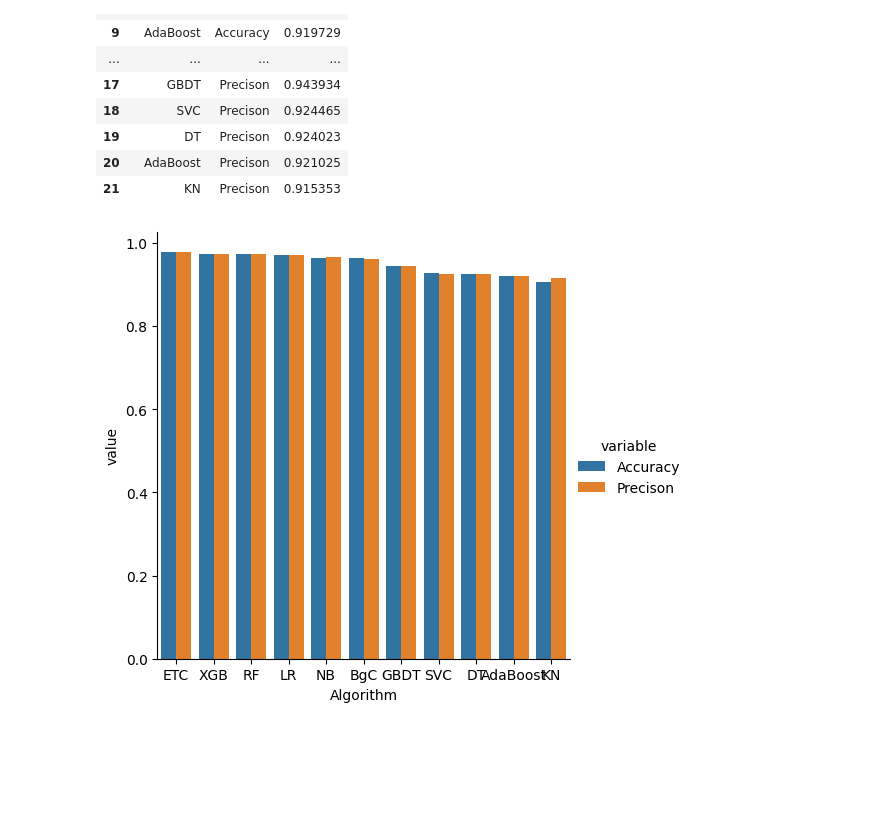
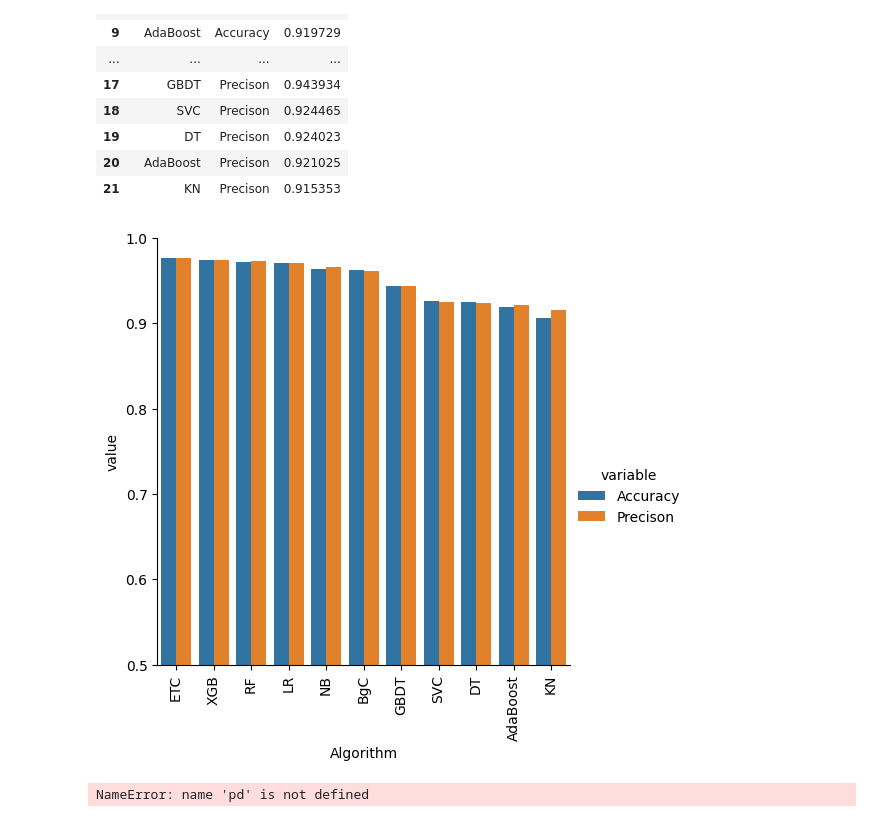
Before and after one commit to Ashish570raj/SMS-or-Email-Spam-Classifier, a Jupyter notebook: classifirer.ipynb, the cells around one changed output. Drawn from its saved outputs; the diff is of its cells as text; code cells hidden in the pictures; blank space fills up the shorter version.

```diff
--- a/classifirer.ipynb
+++ b/classifirer.ipynb
@@ -810,9 +810,11 @@ performance_df22
 | 20 | AdaBoost | Precison | 0.921025 |
 | 21 | KN | Precison | 0.915353 |
 # %%
-sns.catplot(data=performance_df22,x="Algorithm", y="value", hue="variable",kind="bar")
+sns.catplot(data=performance_df22,x="Algorithm", y="value", hue="variable",kind="bar",height=5)
+plt.ylim(0.5,1.0)
+plt.xticks(rotation='vertical')
 plt.show()
 # %% [output]
-[figure, old version]
+[figure, new version]
 # %%
 # model improve
@@ -818,0 +822,4 @@ plt.show()
+# %%
+performance_df24=pd.DataFrame({"Algorithm":clfs.keys(),"Accuracy_max_ft_3000":accuracy_scores,"Precison_max_fit_3000":precision_scores}).sort_values("Precison_max_fit_3000",ascending=False)
+# %% [output]
+NameError: name 'pd' is not defined
```
Also changed, not shown: parts of 5 cells of this notebook.
